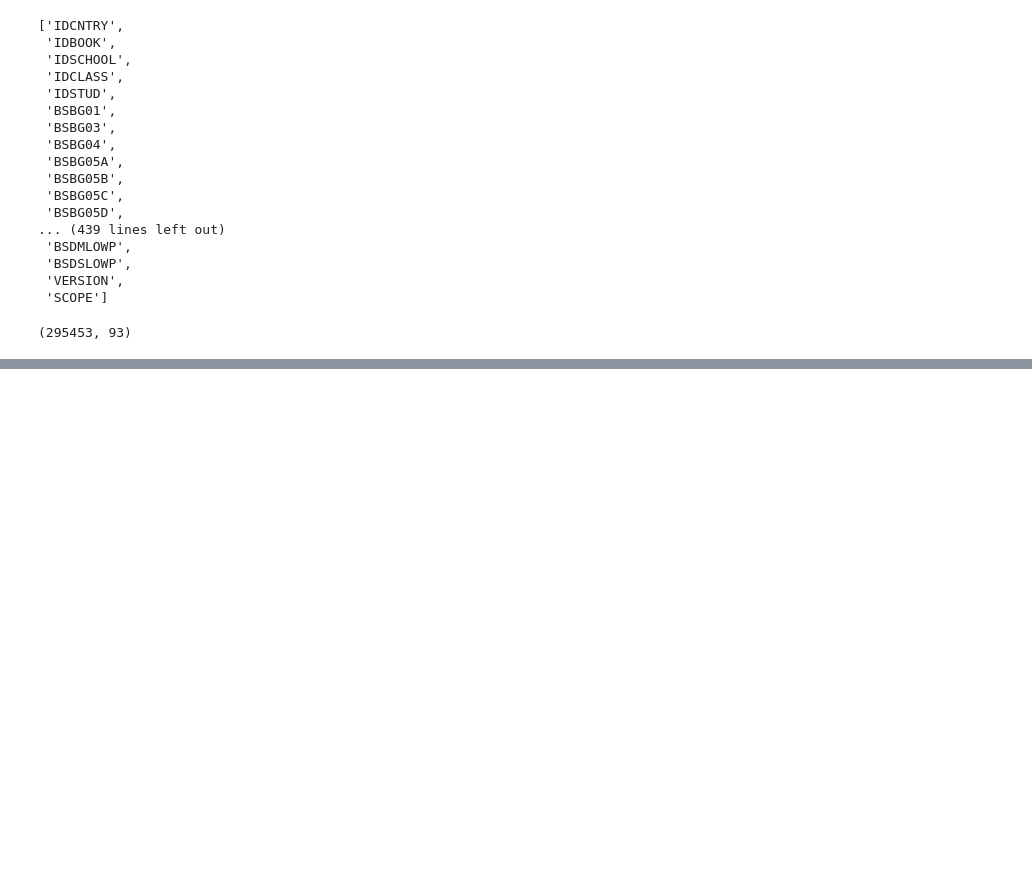
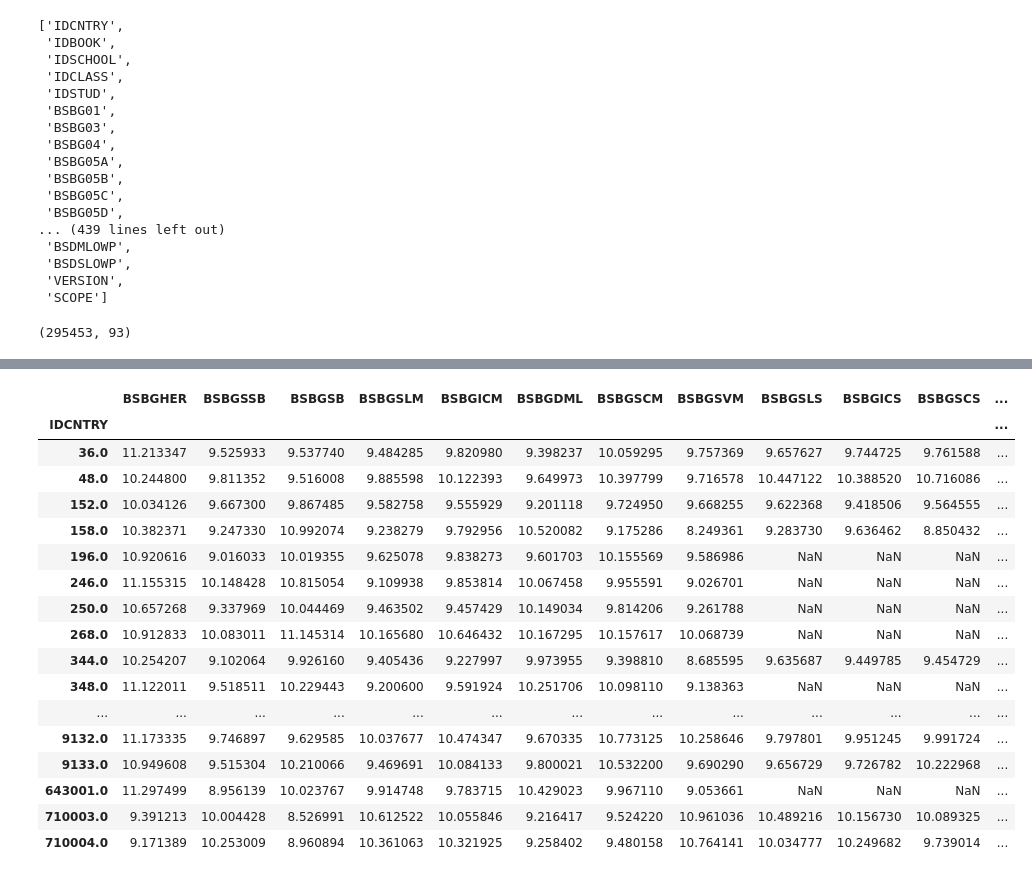
Before and after one commit to sjhaluck/TIMSS-Data-Science, a Jupyter notebook: TIMSS Exploration.ipynb, the cells around one changed output, grey strips where cells are left out. Cells and saved outputs as stored; diff of their text form; code cells hidden in the pictures; blank space fills up the shorter version.

```diff
--- a/TIMSS Exploration.ipynb
+++ b/TIMSS Exploration.ipynb
@@ -457,0 +498,22 @@ student.to_csv('data/student.csv', index=False)
+# %%
+count_avg_stud_col = ['BSBGHER','BSBGSSB','BSBGSB','BSBGSLM','BSBGICM','BSBGDML','BSBGSCM','BSBGSVM','BSBGSLS','BSBGICS','BSBGSCS','BSBGSVS','BSBGSLB','BSBGICB','BSBGSCB','BSBGSLE','BSBGICE','BSBGSCE','BSBGSLC','BSBGICC','BSBGSCC','BSBGSLP','BSBGICP','BSBGSCP','BSBGSEC']
+student.groupby('IDCNTRY').mean().loc[:,count_avg_stud_col]
+# %% [output]
+|  | BSBGHER | BSBGSSB | BSBGSB | BSBGSLM | BSBGICM | BSBGDML | BSBGSCM | BSBGSVM | BSBGSLS | BSBGICS | BSBGSCS | ... |
+| IDCNTRY |  |  |  |  |  |  |  |  |  |  |  | ... |
+| 36.0 | 11.213347 | 9.525933 | 9.537740 | 9.484285 | 9.820980 | 9.398237 | 10.059295 | 9.757369 | 9.657627 | 9.744725 | 9.761588 | ... |
+| 48.0 | 10.244800 | 9.811352 | 9.516008 | 9.885598 | 10.122393 | 9.649973 | 10.397799 | 9.716578 | 10.447122 | 10.388520 | 10.716086 | ... |
+| 152.0 | 10.034126 | 9.667300 | 9.867485 | 9.582758 | 9.555929 | 9.201118 | 9.724950 | 9.668255 | 9.622368 | 9.418506 | 9.564555 | ... |
+| 158.0 | 10.382371 | 9.247330 | 10.992074 | 9.238279 | 9.792956 | 10.520082 | 9.175286 | 8.249361 | 9.283730 | 9.636462 | 8.850432 | ... |
+| 196.0 | 10.920616 | 9.016033 | 10.019355 | 9.625078 | 9.838273 | 9.601703 | 10.155569 | 9.586986 | NaN | NaN | NaN | ... |
+| 246.0 | 11.155315 | 10.148428 | 10.815054 | 9.109938 | 9.853814 | 10.067458 | 9.955591 | 9.026701 | NaN | NaN | NaN | ... |
+| 250.0 | 10.657268 | 9.337969 | 10.044469 | 9.463502 | 9.457429 | 10.149034 | 9.814206 | 9.261788 | NaN | NaN | NaN | ... |
+| 268.0 | 10.912833 | 10.083011 | 11.145314 | 10.165680 | 10.646432 | 10.167295 | 10.157617 | 10.068739 | NaN | NaN | NaN | ... |
+| 344.0 | 10.254207 | 9.102064 | 9.926160 | 9.405436 | 9.227997 | 9.973955 | 9.398810 | 8.685595 | 9.635687 | 9.449785 | 9.454729 | ... |
+| 348.0 | 11.122011 | 9.518511 | 10.229443 | 9.200600 | 9.591924 | 10.251706 | 10.098110 | 9.138363 | NaN | NaN | NaN | ... |
+| ... | ... | ... | ... | ... | ... | ... | ... | ... | ... | ... | ... | ... |
+| 9132.0 | 11.173335 | 9.746897 | 9.629585 | 10.037677 | 10.474347 | 9.670335 | 10.773125 | 10.258646 | 9.797801 | 9.951245 | 9.991724 | ... |
+| 9133.0 | 10.949608 | 9.515304 | 10.210066 | 9.469691 | 10.084133 | 9.800021 | 10.532200 | 9.690290 | 9.656729 | 9.726782 | 10.222968 | ... |
+| 643001.0 | 11.297499 | 8.956139 | 10.023767 | 9.914748 | 9.783715 | 10.429023 | 9.967110 | 9.053661 | NaN | NaN | NaN | ... |
+| 710003.0 | 9.391213 | 10.004428 | 8.526991 | 10.612522 | 10.055846 | 9.216417 | 9.524220 | 10.961036 | 10.489216 | 10.156730 | 10.089325 | ... |
+| 710004.0 | 9.171389 | 10.253009 | 8.960894 | 10.361063 | 10.321925 | 9.258402 | 9.480158 | 10.764141 | 10.034777 | 10.249682 | 9.739014 | ... |
```
Also changed, not shown: parts of 4 cells of this notebook.
